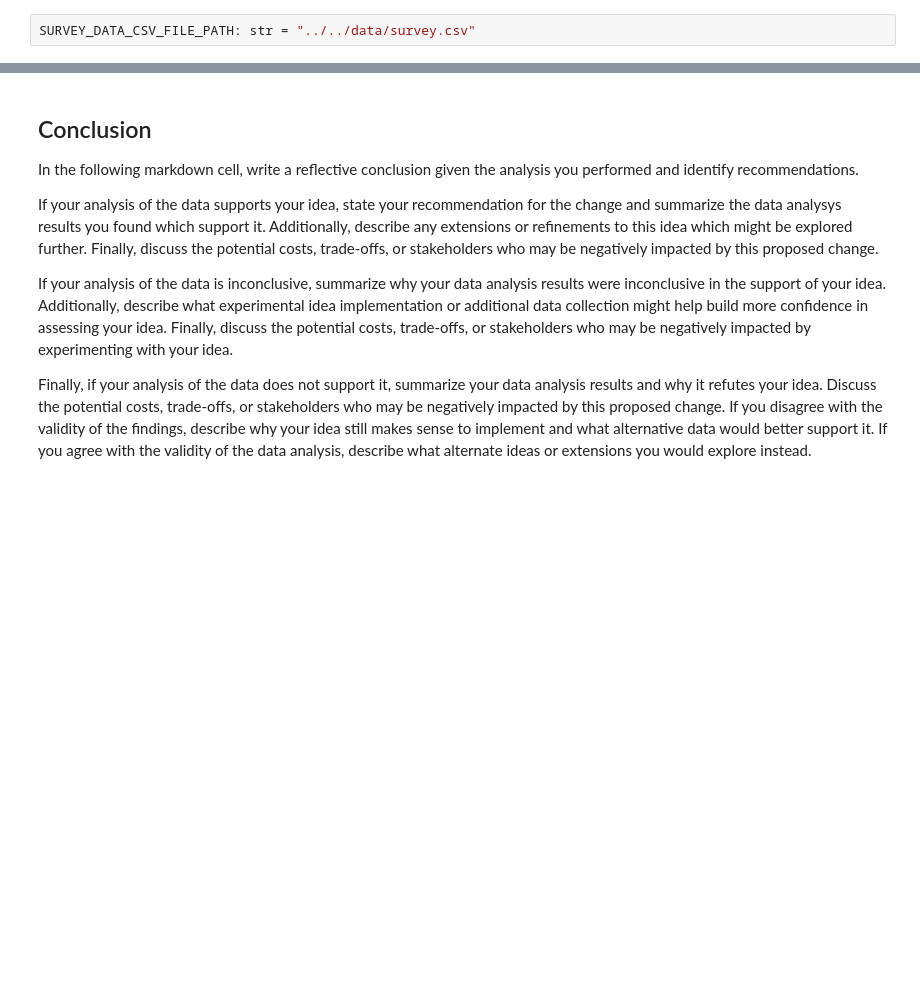
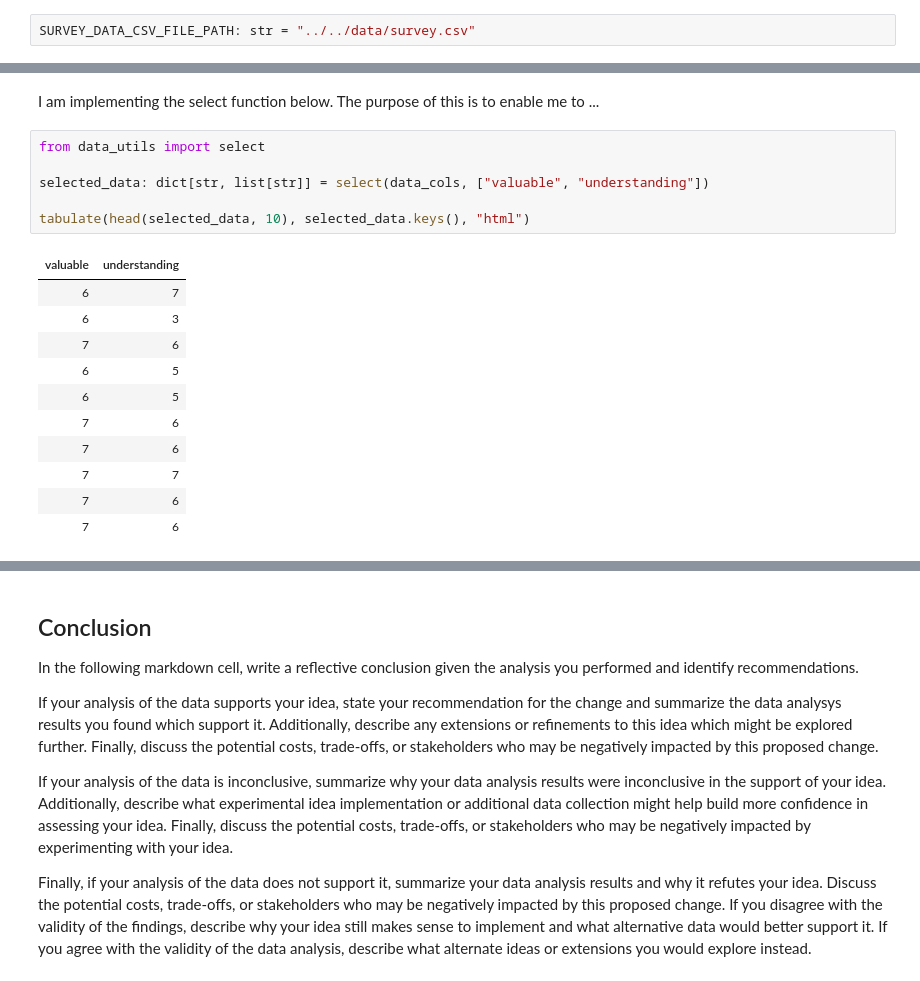
Before and after one commit to annyaa/comp110-22s-workspace, a Jupyter notebook: exercises/ex08/analysis.ipynb, the cells around one changed output, grey strips where cells are left out. Cells and saved outputs as stored; diff of their text form; blank space fills up the shorter version.

```diff
--- a/exercises/ex08/analysis.ipynb
+++ b/exercises/ex08/analysis.ipynb
@@ -73,0 +191,20 @@ SURVEY_DATA_CSV_FILE_PATH: str = "../../data/survey.csv"
+# %% [markdown]
+I am implementing the select function below. The purpose of this is to enable me to ...
+# %%
+from data_utils import select
+
+selected_data: dict[str, list[str]] = select(data_cols, ["valuable", "understanding"])
+
+tabulate(head(selected_data, 10), selected_data.keys(), "html")
+# %% [output]
+| valuable | understanding |
+| 6 | 7 |
+| 6 | 3 |
+| 7 | 6 |
+| 6 | 5 |
+| 6 | 5 |
+| 7 | 6 |
+| 7 | 6 |
+| 7 | 7 |
+| 7 | 6 |
+| 7 | 6 |
```
Also changed, not shown: parts of 28 cells of this notebook.
